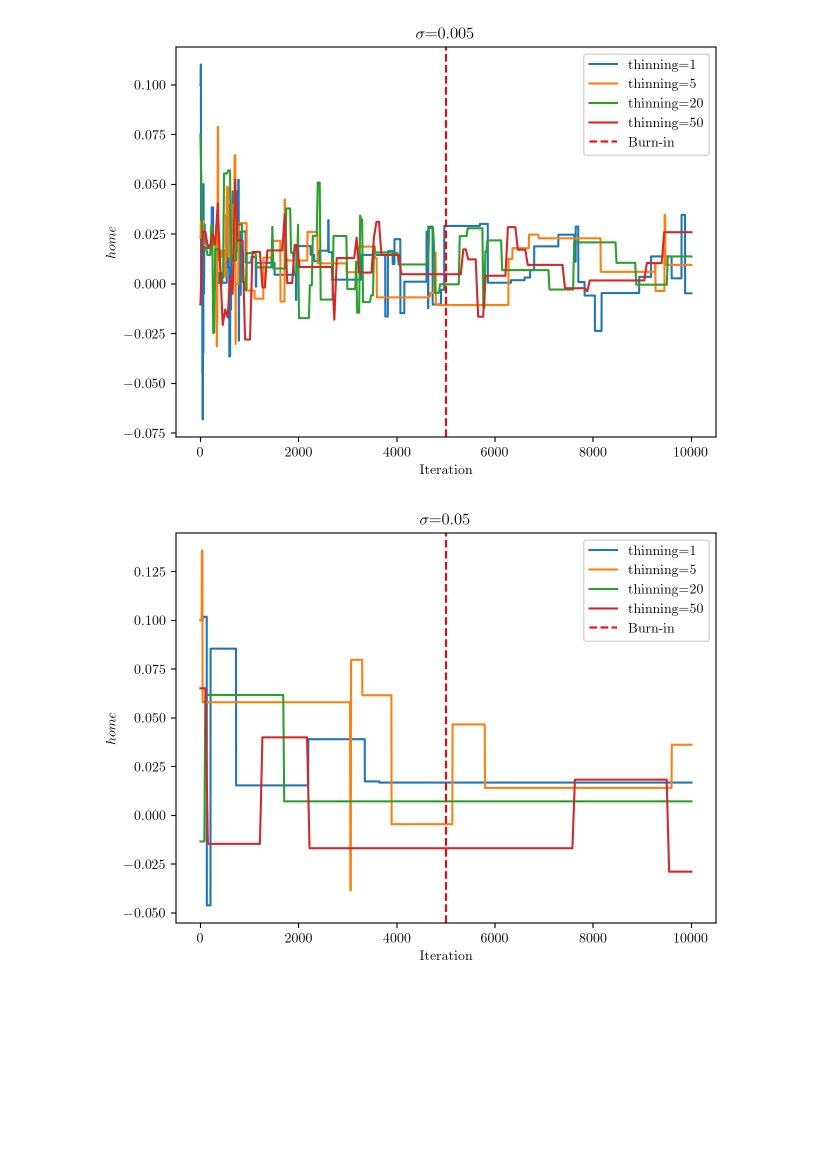
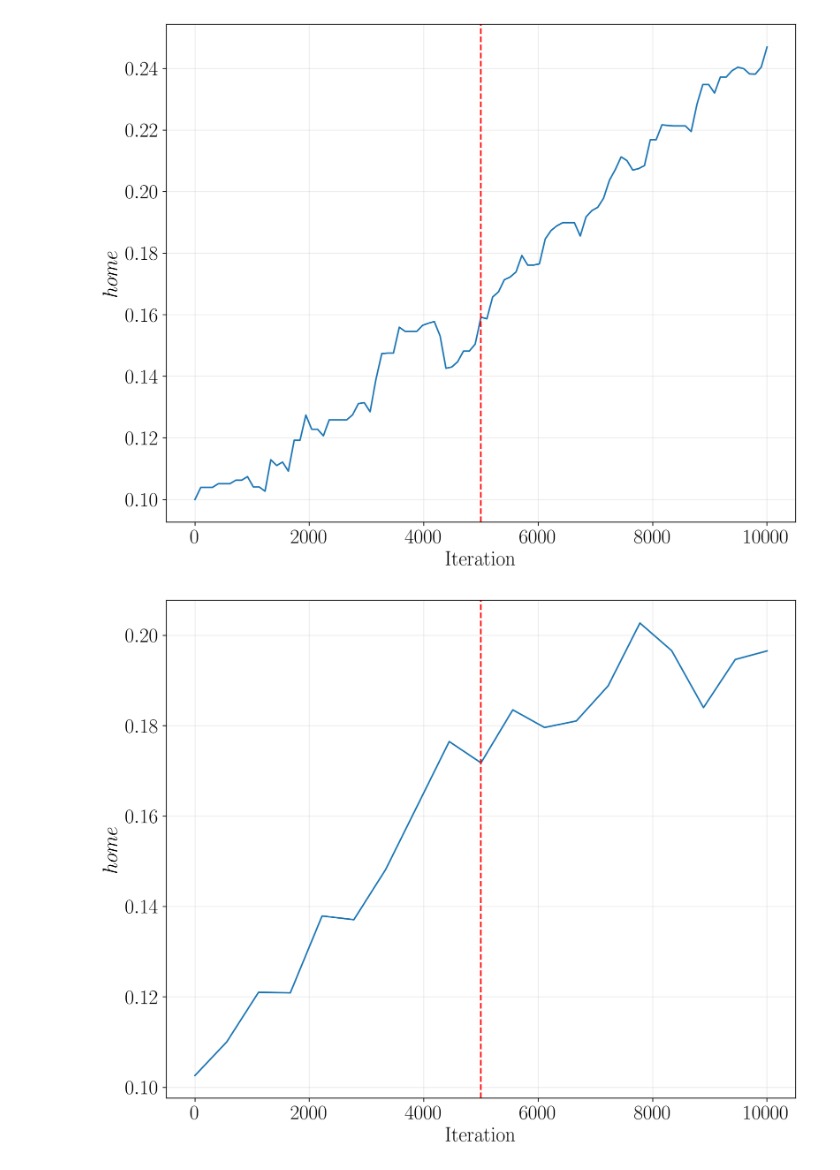
Before and after one commit to erik-norlin/SSY316-Advanced-Probabilistic-Machine-Learning, a Jupyter notebook: take-home-exam/Q2/Q2_notebook.ipynb, the cells around one changed output. Cells and saved outputs as stored; diff of their text form; code cells hidden in the pictures; blank space fills up the shorter version.

```diff
--- a/take-home-exam/Q2/Q2_notebook.ipynb
+++ b/take-home-exam/Q2/Q2_notebook.ipynb
@@ -4,10 +4,10 @@ import numpy.linalg as la
 import matplotlib.pyplot as plt
 import pandas as pd
 import scipy.stats as st
-# import pymc3 as pm
+from tqdm import trange
 
-# plt.rcParams['figure.figsize'] = [16,8]
-# plt.rcParams.update({'font.size': 18})
+plt.rcParams['figure.figsize'] = [10,8]
+plt.rcParams.update({'font.size': 20})
 %config InlineBackend.figure_format = 'retina'
 from matplotlib import rc
 rc('font', **{'family': 'serif', 'serif': ['Computer Modern']})
@@ -129,10 +134,11 @@ for i in range(len(sigmas)):
 
         print(f'Running sigma={sigmas[i]} and thinning={thinning[j]}')
         samples, rejection = metropolis_hastings(n_its, sigmas[i], dataf, thinning[j], burn_in)
+        homes = samples[:,-1]
+        home_batches.append(homes)
+        rejection_batches.append(rejection)
 
-        np.save(f'samples/home_sigma={sigmas[i]}_thinning={thinning[j]}.npy', samples)
+        np.save(f'samples/home_sigma={sigmas[i]}_thinning={thinning[j]}.npy', homes)
         np.save(f'samples/rejection_sigma={sigmas[i]}_thinning={thinning[j]}.npy', rejection)
-        home_batches.append(samples)
-        rejection_batches.append(rejection)
 # %% [output]
 Running sigma=0.005 and thinning=1
@@ -152,17 +168,20 @@ Iteration 10000/10000
 # %%
-for j in range(len(sigmas)):
-    home = [np.load(f'samples/home_sigma={sigmas[j]}_thinning={thinning[i]}.npy') for i in range(len(thinning))]
-    fig = plt.figure()
-    ax = plt.axes()
-    [ax.plot(np.array(np.linspace(0,10000,home[i].shape[0])), home[i], '-', label=f'thinning={thinning[i]}') for i in range(len(thinning))]
-    ax.axvline(x=5000, color='red', linestyle='--', label='Burn-in')
-    ax.set_xlabel('Iteration')
-    ax.set_ylabel('$home$')
-    ax.set_title(f'$\sigma$={sigmas[j]}')
-    ax.legend()
-    fig.tight_layout()
-    fig.savefig(f'report-images/home_sigma={sigmas[j]}.png', dpi=300)
-    plt.show()
+t = 0
+for i in range(len(sigmas)):
+    for j in range(len(thinning)):
+        home = np.load(f'samples/home_sigma={sigmas[i]}_thinning={thinning[j]}.npy')
+        home = home_batches[t]
+        fig = plt.figure()
+        ax = plt.axes()
+        ax.plot(np.array(np.linspace(0,10000,home.shape[0])), home, '-')
+        ax.axvline(x=5000, color='red', linestyle='--', label='Burn-in')
+        ax.set_xlabel('Iteration')
+        ax.set_ylabel('$home$')
+        ax.grid(True, alpha=0.25)
+        fig.tight_layout()
+        # fig.savefig(f'report-images/home_sigma={sigmas[i]}_thinning={thinning[j]}.png', dpi=300)
+        plt.show()
+        t += 1
 # %% [output]
-[figure, old version]
+[figure, new version]
-[figure, old version]
+[figure, new version]
```
Also changed, not shown: parts of 9 cells of this notebook, 43 other files.
